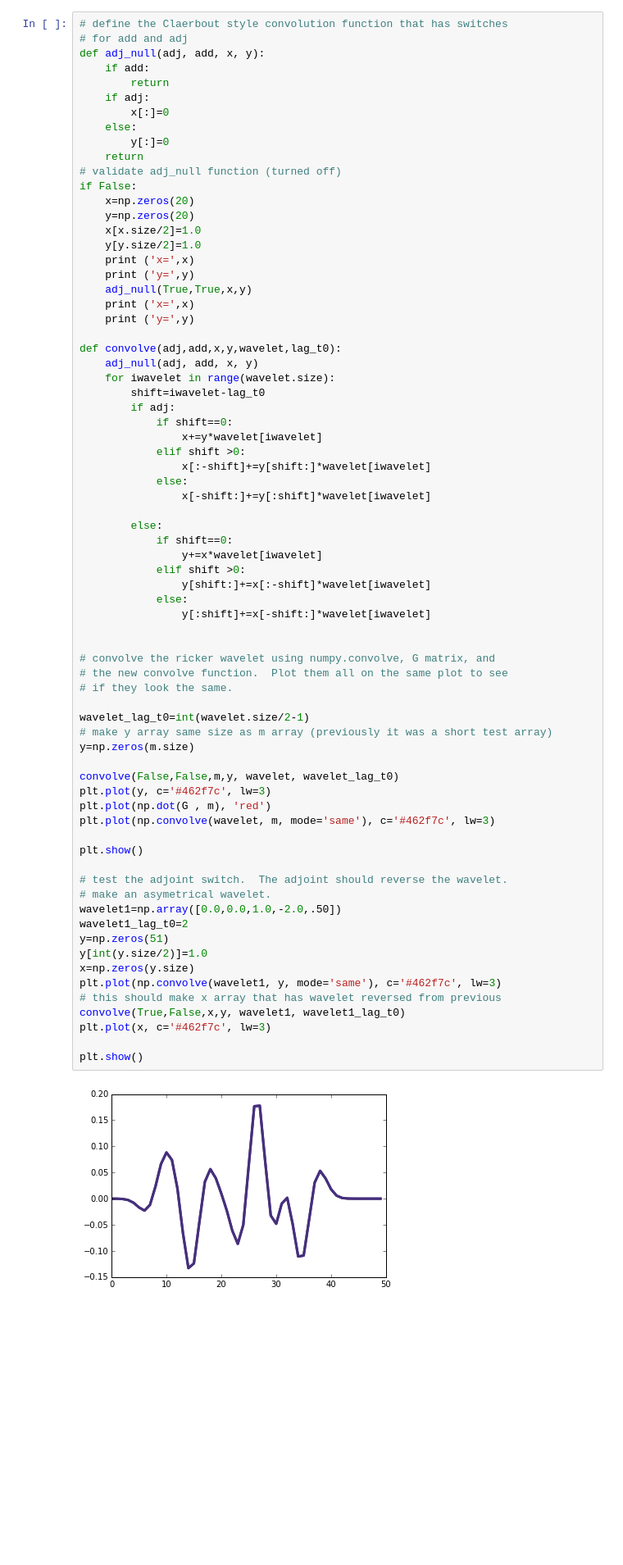
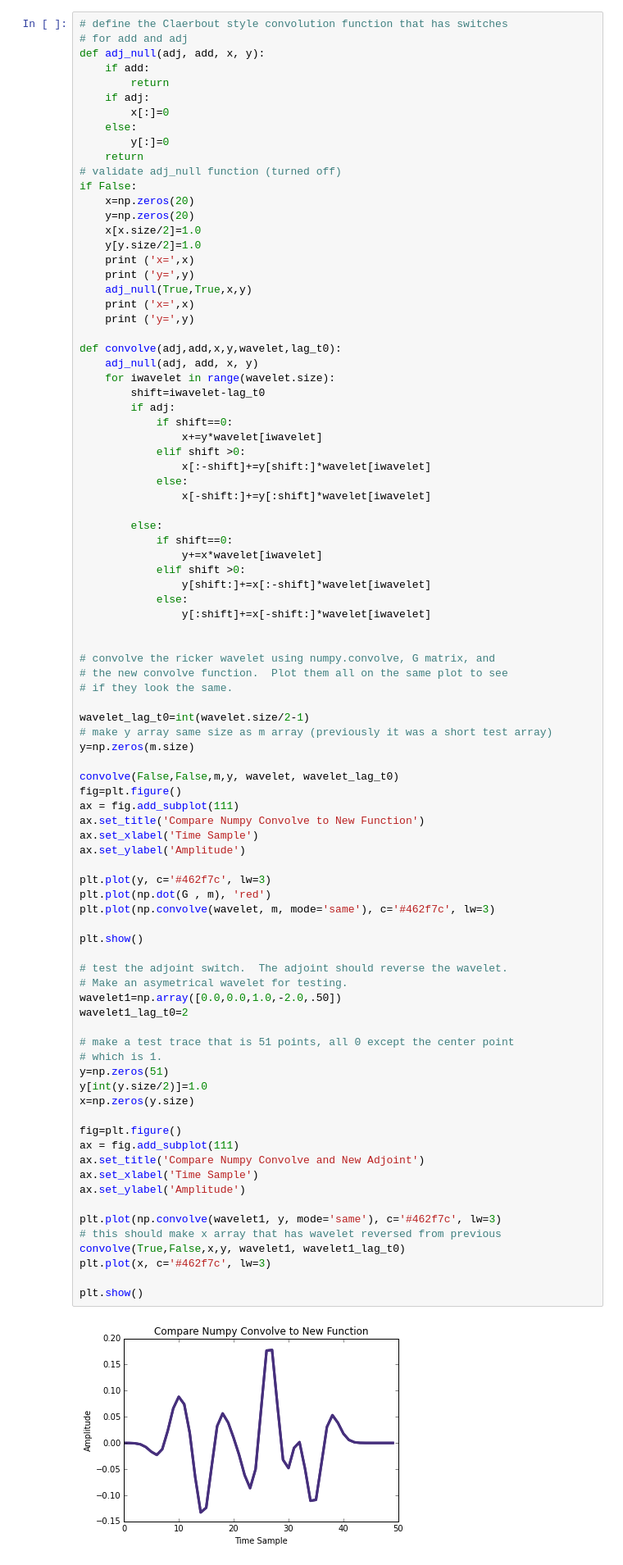
Before and after one commit to kschleicher/seg_ww_2017, a Jupyter notebook: results/schleicher/conjugate_gradient.ipynb, the cells around one changed output. Shown at 82% size. Saved outputs shown, nothing was run; the diff lists cells and outputs as text; blank space fills up the shorter version.

```diff
--- a/results/schleicher/conjugate_gradient.ipynb
+++ b/results/schleicher/conjugate_gradient.ipynb
@@ -184,32 +197,48 @@ def convolve(adj,add,x,y,wavelet,lag_t0):
 
 
 # convolve the ricker wavelet using numpy.convolve, G matrix, and
 # the new convolve function.  Plot them all on the same plot to see
 # if they look the same.
 
 wavelet_lag_t0=int(wavelet.size/2-1)
 # make y array same size as m array (previously it was a short test array)
 y=np.zeros(m.size)
 
 convolve(False,False,m,y, wavelet, wavelet_lag_t0)
+fig=plt.figure()
+ax = fig.add_subplot(111)
+ax.set_title('Compare Numpy Convolve to New Function')
+ax.set_xlabel('Time Sample')
+ax.set_ylabel('Amplitude')
+
 plt.plot(y, c='#462f7c', lw=3)
 plt.plot(np.dot(G , m), 'red')
 plt.plot(np.convolve(wavelet, m, mode='same'), c='#462f7c', lw=3)
 
 plt.show()
 
 # test the adjoint switch.  The adjoint should reverse the wavelet.
-# make an asymetrical wavelet.
+# Make an asymetrical wavelet for testing.
 wavelet1=np.array([0.0,0.0,1.0,-2.0,.50])
 wavelet1_lag_t0=2
+
+# make a test trace that is 51 points, all 0 except the center point
+# which is 1.
 y=np.zeros(51)
 y[int(y.size/2)]=1.0
 x=np.zeros(y.size)
+
+fig=plt.figure()
+ax = fig.add_subplot(111)
+ax.set_title('Compare Numpy Convolve and New Adjoint')
+ax.set_xlabel('Time Sample')
+ax.set_ylabel('Amplitude')
+
 plt.plot(np.convolve(wavelet1, y, mode='same'), c='#462f7c', lw=3)
 # this should make x array that has wavelet reversed from previous
 convolve(True,False,x,y, wavelet1, wavelet1_lag_t0)
 plt.plot(x, c='#462f7c', lw=3)
 
 plt.show()
 # %% [output]
-[figure, old version]
+[figure, new version]
```
Also changed, not shown: parts of 15 cells of this notebook.
